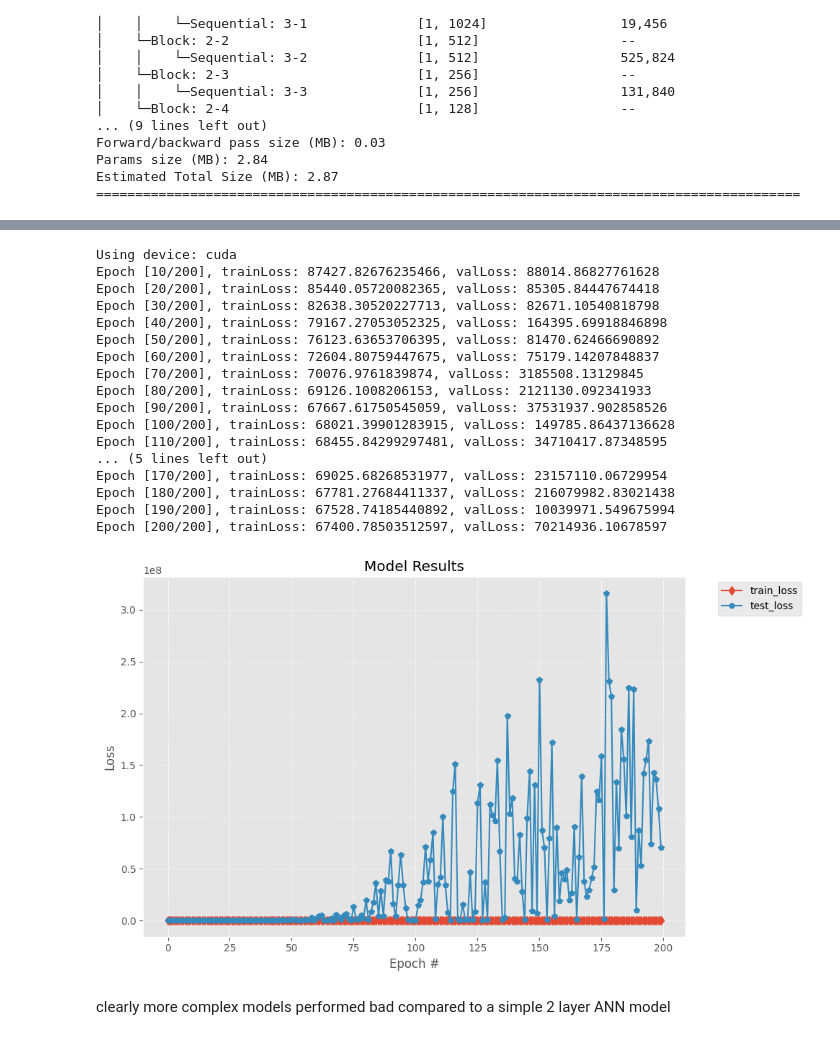
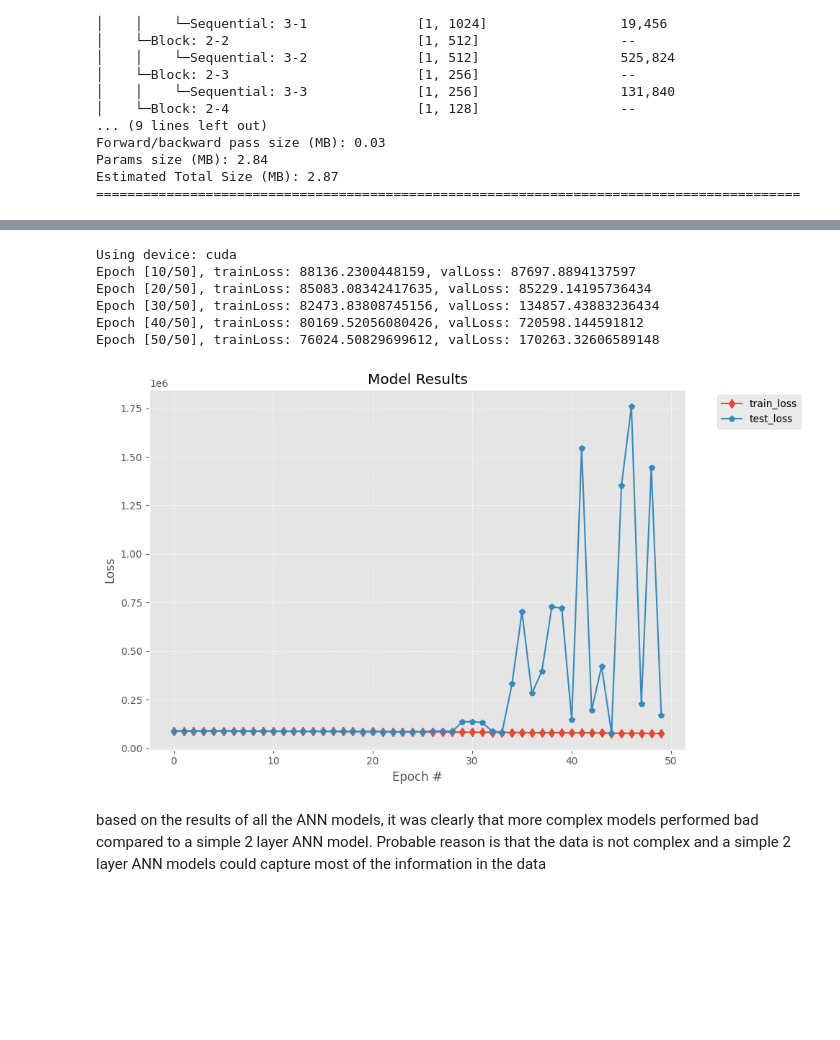
Before and after one commit to Sabya2/Kaggle_Playground-Series, a Jupyter notebook: tps-september2024-s4e9-dl.ipynb, the cells around one changed output, grey strips where cells are left out. Cells and saved outputs as stored; diff of their text form; code cells hidden in the pictures; blank space fills up the shorter version.

```diff
--- a/tps-september2024-s4e9-dl.ipynb
+++ b/tps-september2024-s4e9-dl.ipynb
@@ -519,7 +509,7 @@ def plotResults(_train_loss, _test_loss):
 import time
 train_loss = []
 val_loss = []
-Num_epochs = 200
+Num_epochs = 100
 input_dim = X_train.shape[1]
 # Check if CUDA is available and set device
 device = torch.device("cuda" if torch.cuda.is_available() else "cpu")
@@ -572,7 +556,7 @@ Epoch [200/200], trainLoss: 67812.62033672481, valLoss: 68001.68665213179
 import time
 train_loss = []
 val_loss = []
-Num_epochs = 200
+Num_epochs = 100
 input_dim = X_train.shape[1]
 # Check if CUDA is available and set device
 device = torch.device("cuda" if torch.cuda.is_available() else "cpu")
@@ -626,55 +604,43 @@ Epoch [200/200], trainLoss: 70715.30939619671, valLoss: 72755.01557957848
 import time
 train_loss = []
 val_loss = []
-Num_epochs = 200
+Num_epochs = 50
+earlyStop = 0
 input_dim = X_train.shape[1]
 # Check if CUDA is available and set device
 device = torch.device("cuda" if torch.cuda.is_available() else "cpu")
 print(f"Using device: {device}")
 model = carPriceNN_3(input_dim, 2048, 256).to(device)
 criterion = nn.MSELoss()
 optimizer = optim.Adam(model.parameters(), lr=0.001)
 
 for epoch in range(Num_epochs):
     loss = train(epoch, trainLoader, criterion, model, device = device)
     train_loss.append(loss)
 
     loss = val(epoch, trainLoader, criterion, model, device = device)
     val_loss.append(loss)
 
     if (epoch+1)%10 == 0:
         print(f"Epoch [{epoch+1}/{Num_epochs}], trainLoss: {train_loss[epoch]}, valLoss: {val_loss[epoch]}")
 
 
 plotResults(train_loss, val_loss)
 # Predict on the test set
 model.eval()
 with torch.no_grad():
     X_test_tensor = _test.to(device)
     test_predictions = model(X_test_tensor).squeeze().cpu().numpy()
 
 # Prepare the submission file
 submission['price'] = test_predictions
 submission.to_csv(f'{model.__class__.__name__}_submission.csv', index=False)
 # print(submission.head())
 # %% [output]
 Using device: cuda
-Epoch [10/200], trainLoss: 87427.82676235466, valLoss: 88014.86827761628
-Epoch [20/200], trainLoss: 85440.05720082365, valLoss: 85305.84447674418
-Epoch [30/200], trainLoss: 82638.30520227713, valLoss: 82671.10540818798
-Epoch [40/200], trainLoss: 79167.27053052325, valLoss: 164395.69918846898
-Epoch [50/200], trainLoss: 76123.63653706395, valLoss: 81470.62466690892
-Epoch [60/200], trainLoss: 72604.80759447675, valLoss: 75179.14207848837
-Epoch [70/200], trainLoss: 70076.9761839874, valLoss: 3185508.13129845
-Epoch [80/200], trainLoss: 69126.1008206153, valLoss: 2121130.092341933
-Epoch [90/200], trainLoss: 67667.61750545059, valLoss: 37531937.902858526
-Epoch [100/200], trainLoss: 68021.39901283915, valLoss: 149785.86437136628
-Epoch [110/200], trainLoss: 68455.84299297481, valLoss: 34710417.87348595
-... (5 lines left out)
-Epoch [170/200], trainLoss: 69025.68268531977, valLoss: 23157110.06729954
-Epoch [180/200], trainLoss: 67781.27684411337, valLoss: 216079982.83021438
-Epoch [190/200], trainLoss: 67528.74185440892, valLoss: 10039971.549675994
-Epoch [200/200], trainLoss: 67400.78503512597, valLoss: 70214936.10678597
+Epoch [10/50], trainLoss: 88136.2300448159, valLoss: 87697.8894137597
+Epoch [20/50], trainLoss: 85083.08342417635, valLoss: 85229.14195736434
+Epoch [30/50], trainLoss: 82473.83808745156, valLoss: 134857.43883236434
+Epoch [40/50], trainLoss: 80169.52056080426, valLoss: 720598.144591812
+Epoch [50/50], trainLoss: 76024.50829699612, valLoss: 170263.32606589148
-[figure, old version]
+[figure, new version]
-# %% [markdown]
-clearly more complex models performed bad compared to a simple 2 layer ANN model
@@ -692,0 +647,2 @@ clearly more complex models performed bad compared to a simple 2 layer ANN model
+# %% [markdown]
+based on the results of all the ANN models, it was clearly that more complex models performed bad compared to a simple 2 layer ANN model. Probable reason is that the data is not complex and a simple 2 layer ANN models could capture most of the information in the data
```
Also changed, not shown: parts of 9 cells of this notebook.
